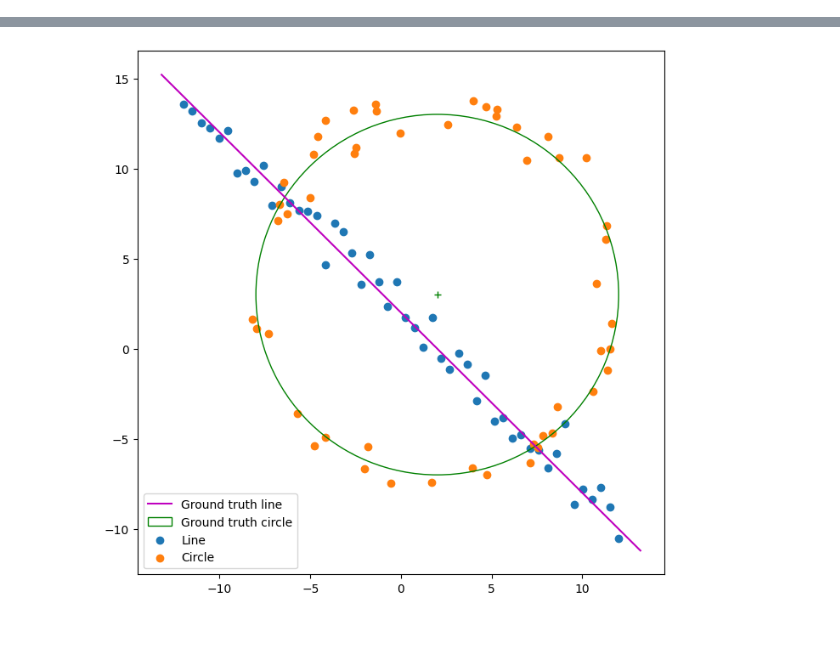
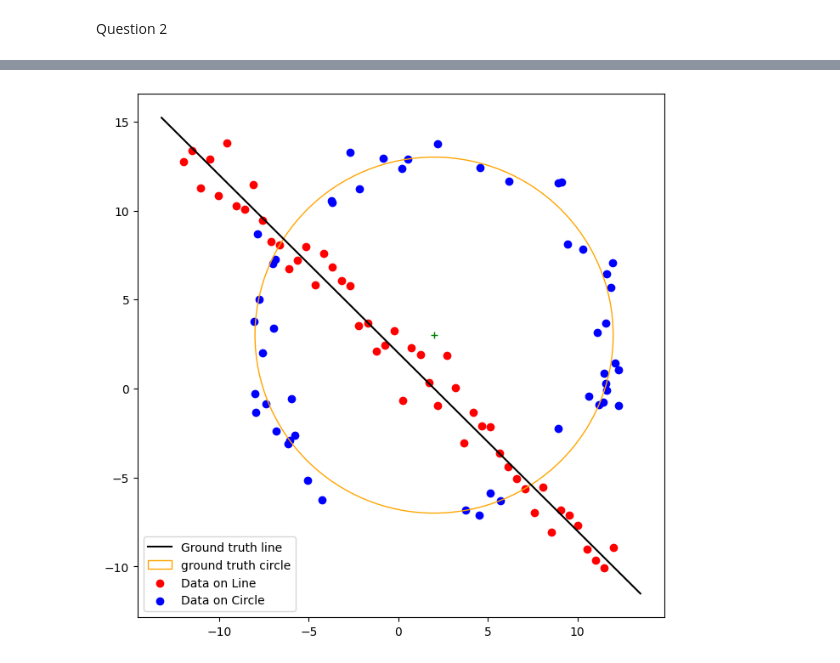
Before and after one commit to AchiraHansindu/EN3160-Image-Processing-and-Machine-Vision, a Jupyter notebook: Assignment 2/Untitled.ipynb, the cells around one changed output, grey strips where cells are left out. Drawn from its saved outputs; the diff is of its cells as text; code cells hidden in the pictures; blank space fills up the shorter version.

Commit message:
Completed upto question 3.

```diff
--- a/Assignment 2/Untitled.ipynb
+++ b/Assignment 2/Untitled.ipynb
@@ -97,53 +55,36 @@ Largest Circle Center Coordinates: (x: 234.0, y: 0.0)
+# %% [markdown]
+Question 2
 # %%
 import numpy as np
-from scipy.optimize import minimize
 from scipy import linalg
 import matplotlib.pyplot as plt
 import tikzplotlib
+import circle_fit as cf
+N = 100
+half_n = N//2
+r = 10
+x0_gt,y0_gt=2,3 # Center
+s = r/16
+t = np.random.uniform(0 , 2*np.pi , half_n )
+n = s*np.random.randn(half_n)
+x,y=x0_gt +( r + n)*np.cos( t ),y0_gt + ( r + n)*np.sin( t )
+X_circ = np.hstack((x.reshape ( half_n , 1 ) , y.reshape( half_n , 1 )))
+s = 1.
+m,b =-1,2
+x =np.linspace(-12, 12 , half_n )
+y = m*x + b + s*np.random.randn( half_n )
+X_line = np.hstack((x.reshape(half_n, 1 ) , y.reshape( half_n ,1)))
+X = np.vstack((X_circ,X_line))
 
-# Constants
-N = 100
-half_n = N // 2
-r = 10
-x0_gt, y0_gt = 2, 3  # Center
-s = r / 16
-
-# Generate random points for the circle
-t = np.random.uniform(0, 2 * np.pi, half_n)
-n = s * np.random.randn(half_n)
-x = x0_gt + (r + n) * np.cos(t)
-y = y0_gt + (r + n) * np.sin(t)
-X_circ = np.hstack((x.reshape(half_n, 1), y.reshape(half_n, 1)))
-
-# Generate random points for the line
-s = 1.0
-m, b = -1, 2
-x = np.linspace(-12, 12, half_n)
-y = m * x + b + s * np.random.randn(half_n)
-X_line = np.hstack((x.reshape(half_n, 1), y.reshape(half_n, 1)))
-
-# Combine all points
-X = np.vstack((X_circ, X_line))
-
-# Plotting
-fig, ax = plt.subplots(1, 1, figsize=(8, 8))
-
-# Scatter plot for the line points
-ax.scatter(X_line[:, 0], X_line[:, 1], label='Line')
-
-# Scatter plot for the circle points
-ax.scatter(X_circ[:, 0], X_circ[:, 1], label='Circle')
-
-# Ground truth circle
-circle_gt = plt.Circle((x0_gt, y0_gt), r, color='g', fill=False, label='Ground truth circle')
-ax.add_patch(circle_gt)
-ax.plot(x0_gt, y0_gt, '+', color='g')
-
-x_min, x_max = ax.get_xlim()
-x_ = np.array([x_min, x_max])
-y_ = m * x_ + b
-plt.plot(x_, y_, color='m', label='Ground truth line')
-
-plt.legend()
-plt.show()
+fig,ax =plt.subplots(1,1, figsize=(8,8))
+ax.scatter(X_line [:,0],X_line[:,1],label="Data on Line", color="red")
+ax.scatter( X_circ[:,0],X_circ[:,1],label="Data on Circle", color="blue")
+circle_gt = plt.Circle((x0_gt , y0_gt ) , r , color= "orange" , fill=False , label= "ground truth circle" )
+ax.add_patch( circle_gt )
+ax.plot((x0_gt ),(y0_gt),"+",color="g")
+x_min,x_max = ax.get_xlim( )
+x_ = np.array([ x_min , x_max ])
+y_ = m*x_ + b
+plt.plot( x_ , y_ , color= "black" , label=  "Ground truth line" )
+plt.legend ( )
 # %% [output]
@@ -152 +92 @@ Intel MKL WARNING: Support of Intel(R) Streaming SIMD Extensions 4.2 (Intel(R) S
-[figure, old version]
+[figure, new version]
```
Also changed, not shown: parts of 13 cells of this notebook, 9 other files.
